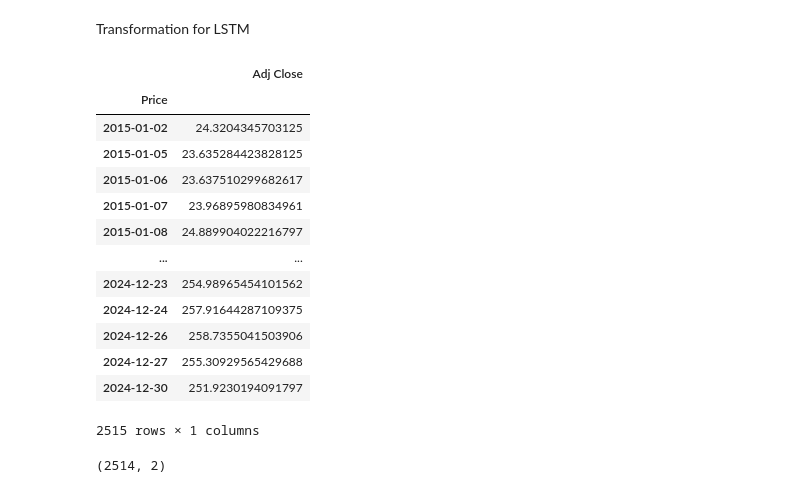
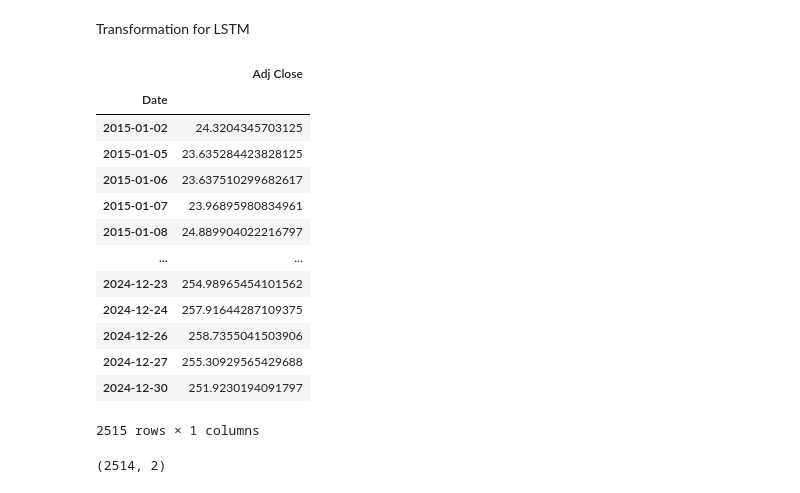
Before and after one commit to xavsant/multimodal_stockprice_prediction, a Jupyter notebook: notebooks/experiments/lstmstuff.ipynb, the cells around one changed output. Drawn from its saved outputs; the diff is of its cells as text; code cells hidden in the pictures.

Commit message:
change index into date

```diff
--- a/notebooks/experiments/lstmstuff.ipynb
+++ b/notebooks/experiments/lstmstuff.ipynb
@@ -96,12 +96,11 @@ def time_series_to_lstm(df, target_variable, lag_steps=1, dropna=True, fill='ffi
 # %%
 newDfForApple = df[['Adj Close']]
 newDfForApple = newDfForApple.drop(index = newDfForApple.index[0])
-
-# newDfForApple.drop(newDfForApple.index[0], inplace=True)
+newDfForApple.index.name = 'Date'
 newDfForApple
 # %% [output]
 |  | Adj Close |
-| Price |  |
+| Date |  |
 | 2015-01-02 | 24.3204345703125 |
 | 2015-01-05 | 23.635284423828125 |
 | 2015-01-06 | 23.637510299682617 |
```
